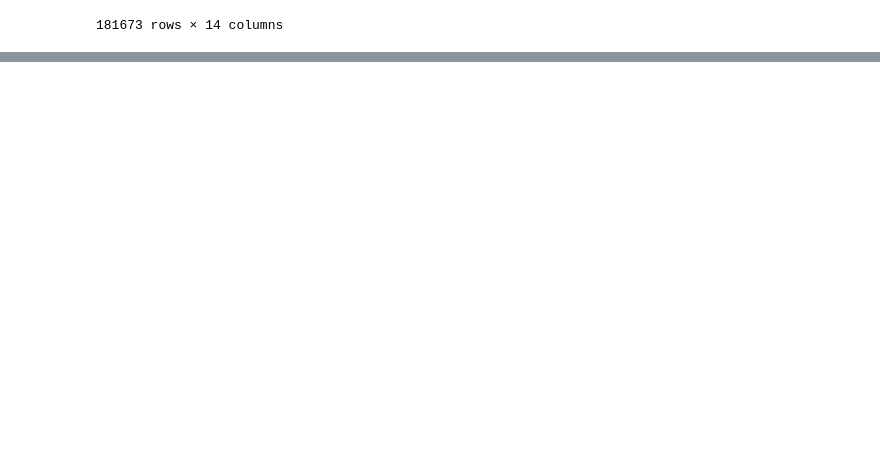
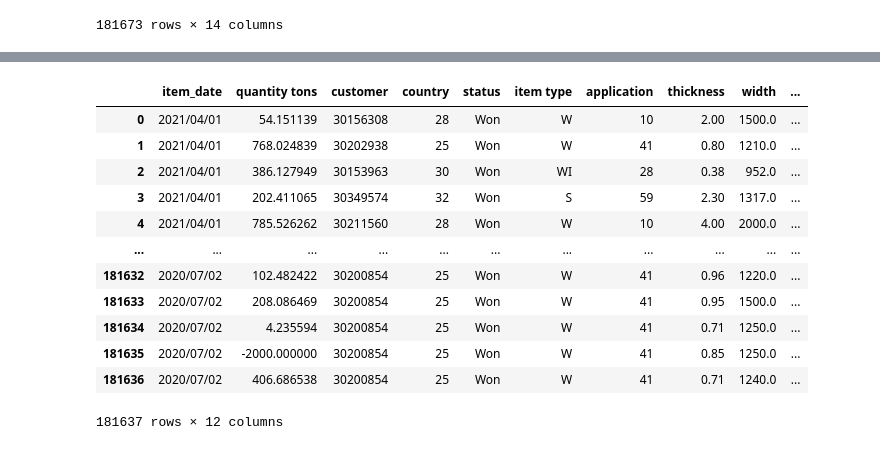
Before and after one commit to Prakash-Kani/Industrial-Copper-Modeling, a Jupyter notebook: Industrial_Dataset_EDA.ipynb, the cells around one changed output, grey strips where cells are left out. Drawn from its saved outputs; the diff is of its cells as text; code cells hidden in the pictures; blank space fills up the shorter version.

```diff
--- a/Industrial_Dataset_EDA.ipynb
+++ b/Industrial_Dataset_EDA.ipynb
@@ -26,0 +132,4 @@ copper_data
+# %%
+# The 'id' column have 181671 unique values. This column not affect model building and prediction. we have to drop the 'id' column
+copper_data.drop('id', axis = 1, inplace = True)
+copper_data.head(3)
@@ -26,0 +147,5 @@ copper_data
+# %%
+# Percentage of empty cells in "material_ref" column is 55.40% .
+# while train model "material_ref" column leads to decrease the accuracy. we can remove the column
+copper_data.drop('material_ref', axis = 1, inplace = True)
+copper_data.head()
@@ -26,0 +173,8 @@ copper_data
+# %%
+# comparing the Number of row count and Number of empty cells count,Number of empty cell count is less than Number of row count.
+# Number of empty cell count is negligible. so, we have to remove the empty cells
+copper_data.dropna(axis=0, inplace = True)
+inconsistance_data=copper_data[copper_data['quantity tons']=='e']
+copper_data.drop(inconsistance_data.index, inplace=True)
+# To reset the index values
+copper_data.reset_index(drop=True, inplace=True)
@@ -26,0 +217,33 @@ copper_data
+# %%
+# TYPE COSTING
+
+copper_data['quantity tons'] = copper_data['quantity tons'].astype(float, errors='ignore')
+copper_data['customer'] = copper_data['customer'].astype(int,errors='ignore')
+copper_data['country'] = copper_data['country'].astype(int, errors='ignore')
+copper_data['application'] = copper_data['application'].astype(int, errors='ignore')
+copper_data['thickness'] = copper_data['thickness'].astype(float, errors='ignore')
+copper_data['width'] = copper_data['width'].astype(float, errors='ignore')
+copper_data['selling_price'] = copper_data['selling_price'].astype(float, errors='ignore')
+
+
+# Converting object type data into date format
+copper_data['item_date'] = copper_data['item_date'].astype(str)
+copper_data['delivery date'] = copper_data['delivery date'].astype(str)
+copper_data['delivery date'] = pd.to_datetime(copper_data['delivery date'],format = '%Y%m%d.0', errors='coerce').dt.strftime('%Y/%m/%d')
+copper_data['item_date'] = pd.to_datetime(copper_data['item_date'],format = '%Y%m%d.0', errors='coerce').dt.strftime('%Y/%m/%d')
+
+copper_data
+# %% [output]
+|  | item_date | quantity tons | customer | country | status | item type | application | thickness | width | ... |
+| 0 | 2021/04/01 | 54.151139 | 30156308 | 28 | Won | W | 10 | 2.00 | 1500.0 | ... |
+| 1 | 2021/04/01 | 768.024839 | 30202938 | 25 | Won | W | 41 | 0.80 | 1210.0 | ... |
+| 2 | 2021/04/01 | 386.127949 | 30153963 | 30 | Won | WI | 28 | 0.38 | 952.0 | ... |
+| 3 | 2021/04/01 | 202.411065 | 30349574 | 32 | Won | S | 59 | 2.30 | 1317.0 | ... |
+| 4 | 2021/04/01 | 785.526262 | 30211560 | 28 | Won | W | 10 | 4.00 | 2000.0 | ... |
+| ... | ... | ... | ... | ... | ... | ... | ... | ... | ... | ... |
+| 181632 | 2020/07/02 | 102.482422 | 30200854 | 25 | Won | W | 41 | 0.96 | 1220.0 | ... |
+| 181633 | 2020/07/02 | 208.086469 | 30200854 | 25 | Won | W | 41 | 0.95 | 1500.0 | ... |
+| 181634 | 2020/07/02 | 4.235594 | 30200854 | 25 | Won | W | 41 | 0.71 | 1250.0 | ... |
+| 181635 | 2020/07/02 | -2000.000000 | 30200854 | 25 | Won | W | 41 | 0.85 | 1250.0 | ... |
+| 181636 | 2020/07/02 | 406.686538 | 30200854 | 25 | Won | W | 41 | 0.71 | 1240.0 | ... |
+181637 rows × 12 columns
```
Also changed, not shown: parts of 18 cells of this notebook.
